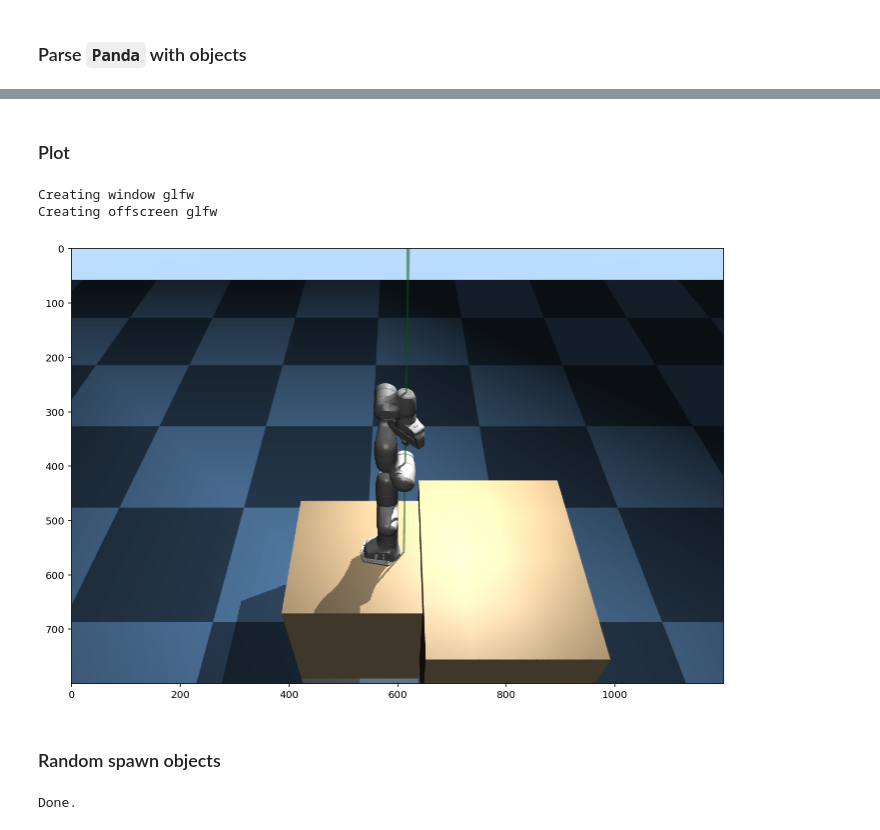
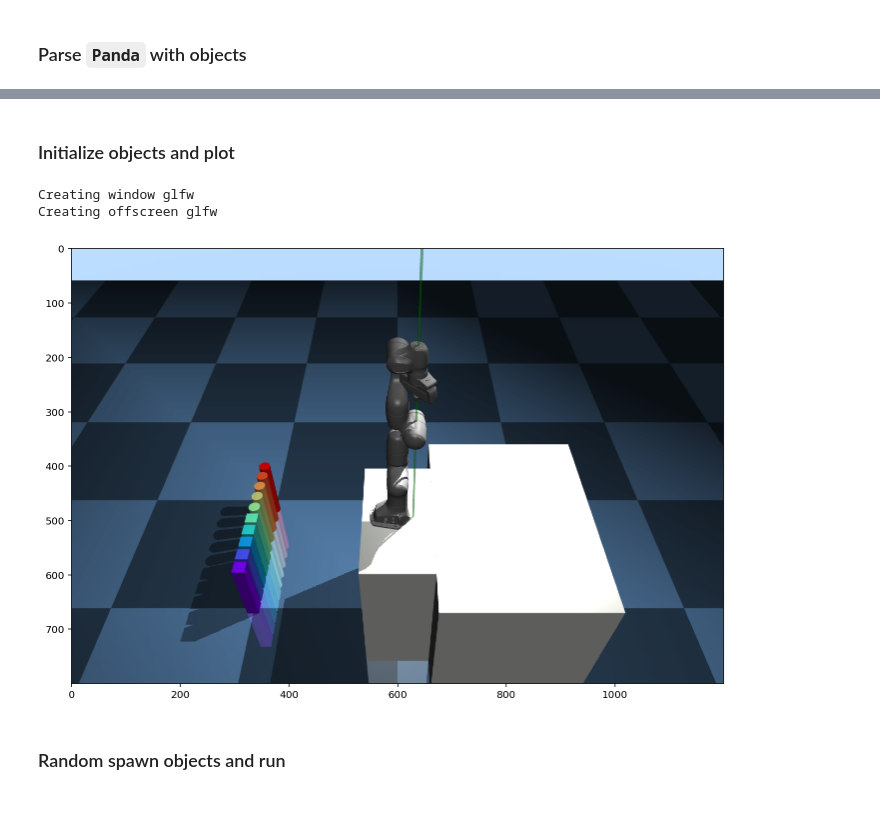
Before and after one commit to sjchoi86/simple-mujoco-usage-v2, a Jupyter notebook: code/demo_panda_06_objects.ipynb, the cells around one changed output, grey strips where cells are left out. Drawn from its saved outputs; the diff is of its cells as text; code cells hidden in the pictures.

```diff
--- a/code/demo_panda_06_objects.ipynb
+++ b/code/demo_panda_06_objects.ipynb
@@ -32,30 +34,15 @@ env = MuJoCoParserClass(name='Panda',rel_xml_path='../asset/panda/franka_panda_w
  [06] actuator name:[panda_torq_j7] torque range:[-12.00 to 12.00]
  [07] actuator name:[panda_gripper_finger_joint1] torque range:[0.00 to 0.04]
  [08] actuator name:[panda_gripper_finger_joint2] torque range:[-0.04 to 0.00]
-# %% [markdown]
-### Plot
-# %%
-env.init_viewer(TERMINATE_GLFW=False,INITIALIZE_GLFW=True,window_width=0.5,window_height=0.5)
-env.plot_scene()
-# %% [output]
-Creating window glfw
-Creating offscreen glfw
-[figure, removed]
+# %% [markdown]
+### Initialize objects and plot
+# %%
+put_env_objets_in_a_row(env,prefix='obj_',x_obj=-1.0,z_obj=0.0)
+env.init_viewer(TERMINATE_GLFW=False,INITIALIZE_GLFW=True,window_width=0.5,window_height=0.5)
+env.plot_scene()
+# %% [output]
+Creating window glfw
+Creating offscreen glfw
+[figure, added]
 # %% [markdown]
-### Random spawn objects
+### Random spawn objects and run
-# %%
-def set_object_pos(env,obj_name='obj_box_01',obj_pos=np.array([1.0,0.0,0.75])):
-    """
-        Set object location
-    """
-    # Get address
-    qpos_addr = env.sim.model.get_joint_qpos_addr(obj_name)
-    # Set position
-    env.sim.data.qpos[qpos_addr[0]]   = obj_pos[0]
-    env.sim.data.qpos[qpos_addr[0]+1] = obj_pos[1]
-    env.sim.data.qpos[qpos_addr[0]+2] = obj_pos[2]
-    # Set rotation (upstraight)
-    env.sim.data.qpos[qpos_addr[0]+3:qpos_addr[1]] = [0,0,0,1]
-print ("Done.")
-# %% [output]
-Done.
```
Also changed, not shown: parts of 5 cells of this notebook, 4 other files.
